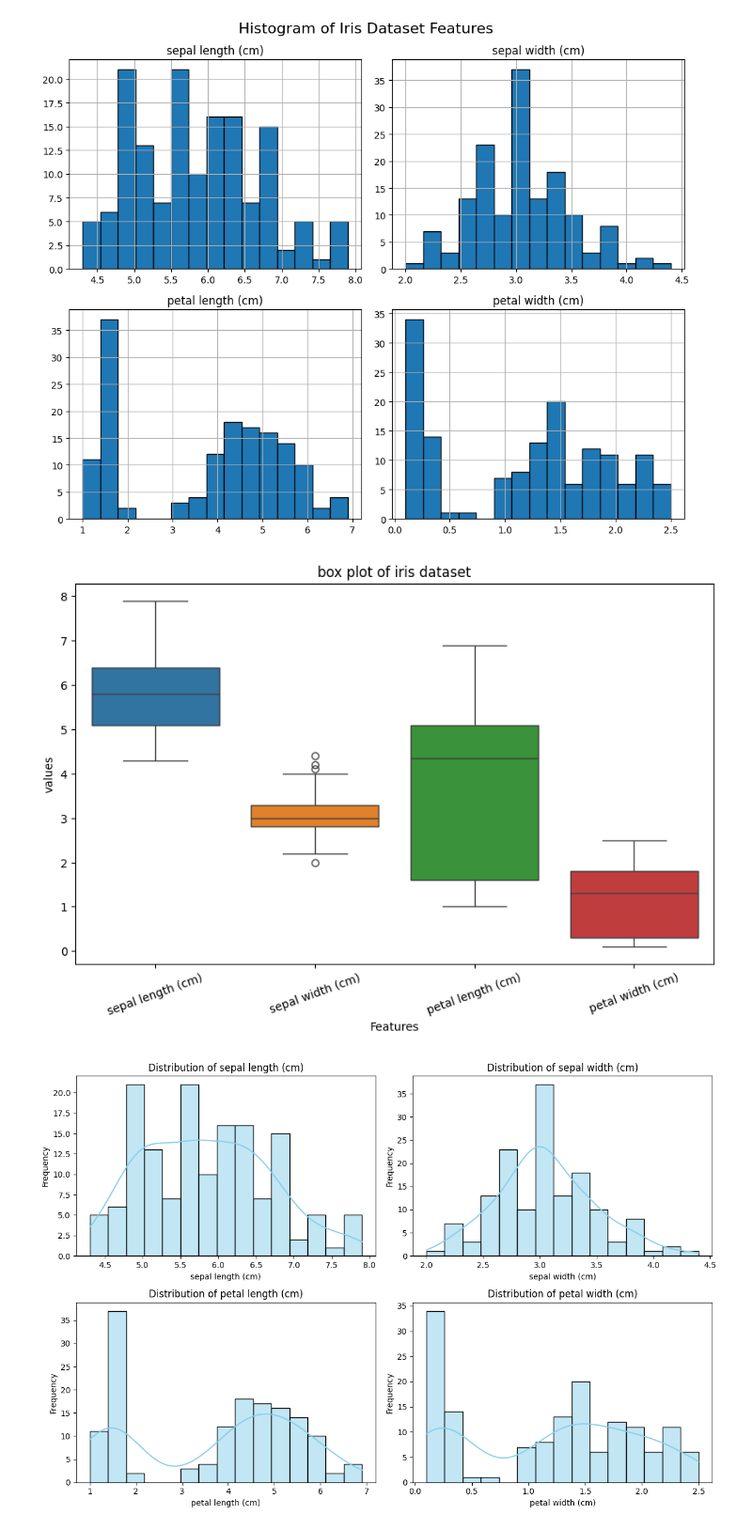
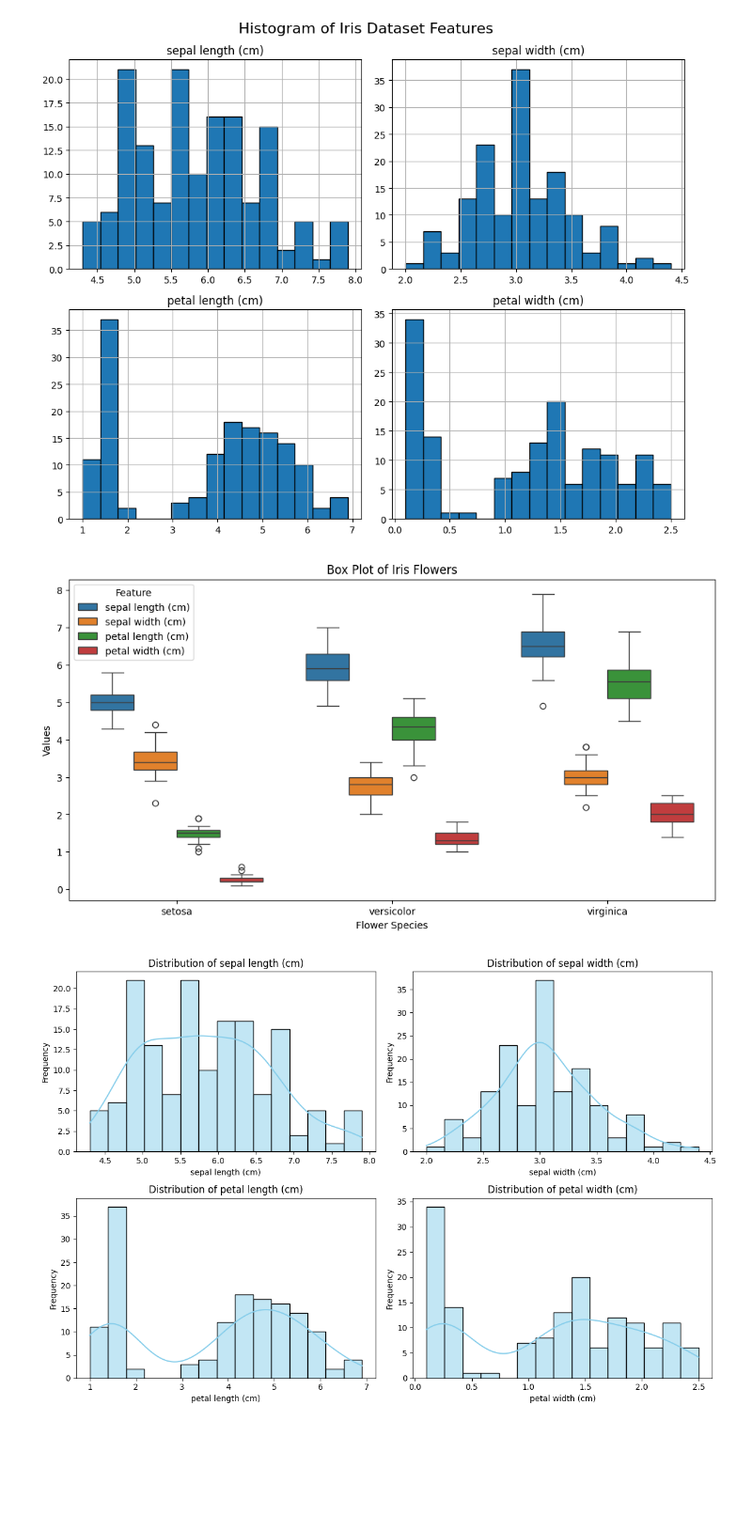
Before and after one commit to Gouri-Nandana11/MCA, a Jupyter notebook: Datascience.ipynb, the cells around one changed output. Shown at 94% size. Cells and saved outputs as stored; diff of their text form; code cells hidden in the pictures; blank space fills up the shorter version.

```diff
--- a/Datascience.ipynb
+++ b/Datascience.ipynb
@@ -671,16 +684,45 @@ plt.show()
 3                4.6               3.1                1.5               0.2
 4                5.0               3.6                1.4               0.2
 [figure]
-# %%
-plt.figure(figsize=(10,6))
-sns.boxplot(data=df)
-plt.title("box plot of iris dataset")
-plt.xlabel("Features")
-plt.ylabel("values")
-plt.xticks(rotation=20)
-plt.show()
-# %% [output]
-[figure, removed]
+# %%
+from sklearn.datasets import load_iris
+import pandas as pd
+import matplotlib.pyplot as plt
+import seaborn as sns
+
+# Load Iris dataset
+iris = load_iris()
+
+# Create DataFrame
+df = pd.DataFrame(iris.data, columns=iris.feature_names)
+
+# Add flower species
+df["species"] = iris.target_names[iris.target]
+
+# Convert to long format
+df_long = df.melt(
+    id_vars="species",
+    var_name="Feature",
+    value_name="Value"
+)
+
+# Create box plot
+plt.figure(figsize=(12, 6))
+
+sns.boxplot(
+    data=df_long,
+    x="species",
+    y="Value",
+    hue="Feature"
+)
+
+plt.title("Box Plot of Iris Flowers")
+plt.xlabel("Flower Species")
+plt.ylabel("Values")
+
+plt.show()
+# %% [output]
+[figure, added]
 # %%
 
 plt.figure(figsize=(12, 8))
```
Also changed, not shown: parts of 6 cells of this notebook.
